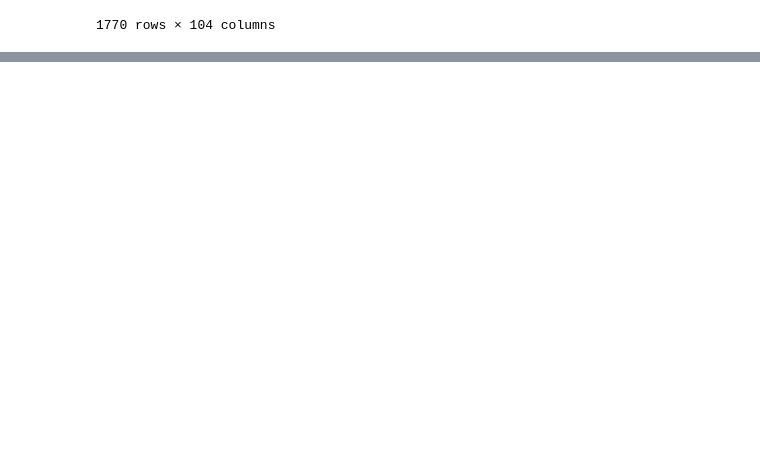
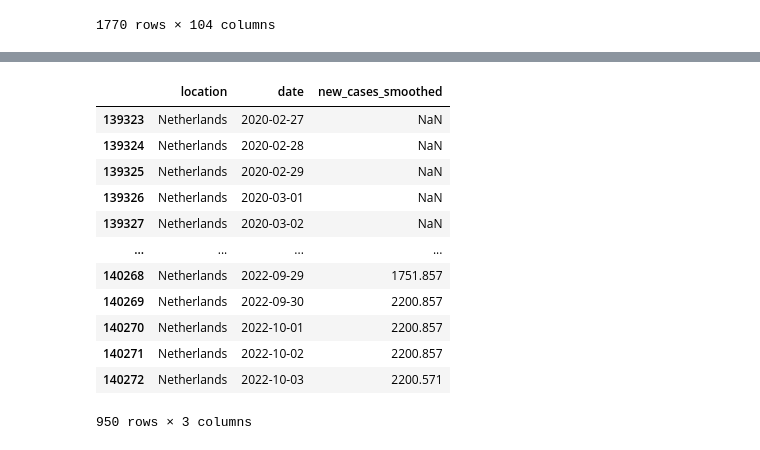
Before and after one commit to ChajaSchwab/Project-TIL6022-Group-21, a Jupyter notebook: Group21 TIL6022.ipynb, the cells around one changed output, grey strips where cells are left out. Drawn from its saved outputs; the diff is of its cells as text; code cells hidden in the pictures; blank space fills up the shorter version.

```diff
--- a/Group21 TIL6022.ipynb
+++ b/Group21 TIL6022.ipynb
@@ -97,0 +133,17 @@ airtraffic_df
+# %%
+covid_nl_df = covid_nl_total_df.iloc[:, [2,3,6]]
+covid_nl_df
+# %% [output]
+|  | location | date | new_cases_smoothed |
+| 139323 | Netherlands | 2020-02-27 | NaN |
+| 139324 | Netherlands | 2020-02-28 | NaN |
+| 139325 | Netherlands | 2020-02-29 | NaN |
+| 139326 | Netherlands | 2020-03-01 | NaN |
+| 139327 | Netherlands | 2020-03-02 | NaN |
+| ... | ... | ... | ... |
+| 140268 | Netherlands | 2022-09-29 | 1751.857 |
+| 140269 | Netherlands | 2022-09-30 | 2200.857 |
+| 140270 | Netherlands | 2022-10-01 | 2200.857 |
+| 140271 | Netherlands | 2022-10-02 | 2200.857 |
+| 140272 | Netherlands | 2022-10-03 | 2200.571 |
+950 rows × 3 columns
```
Also changed, not shown: parts of 5 cells of this notebook.
